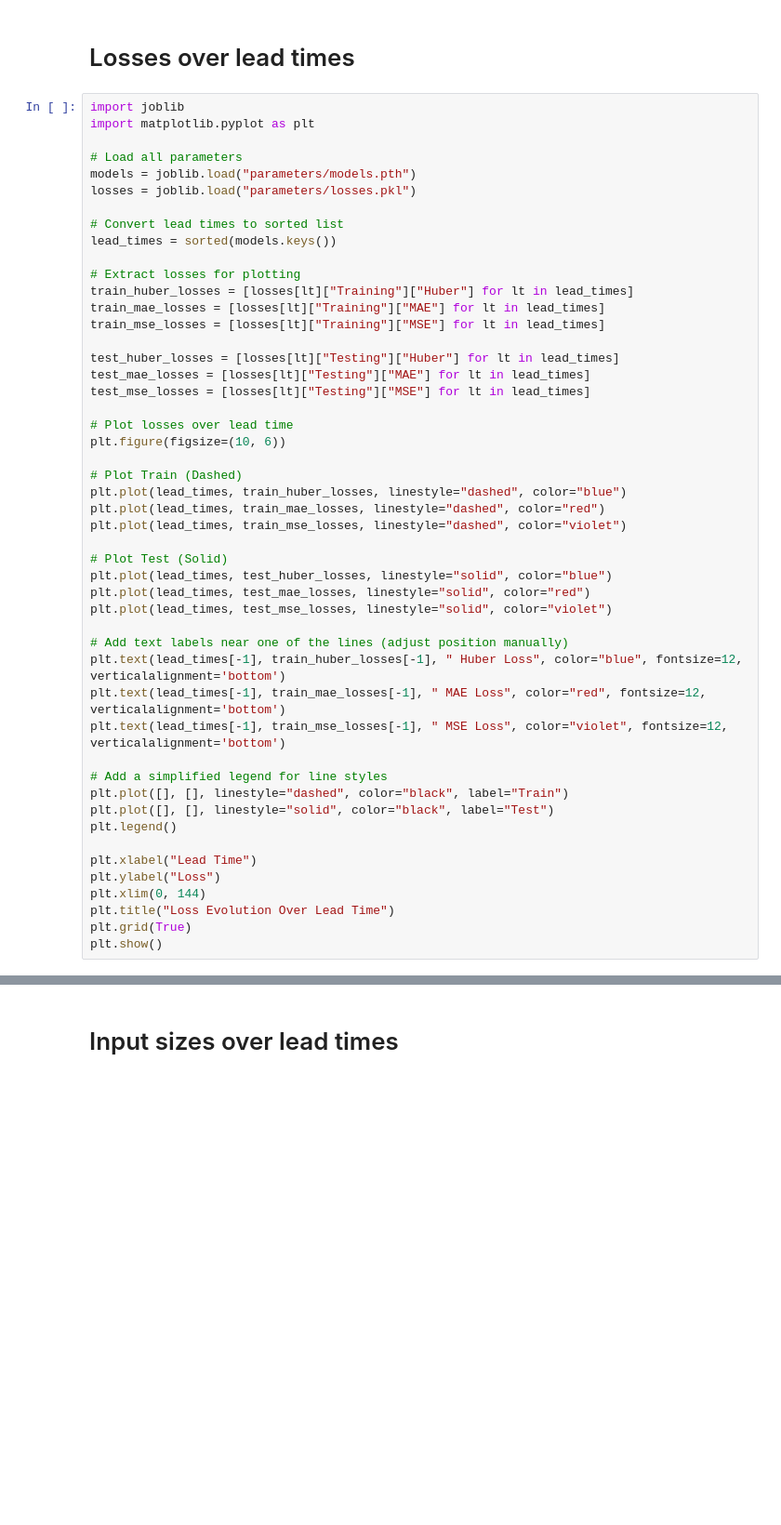
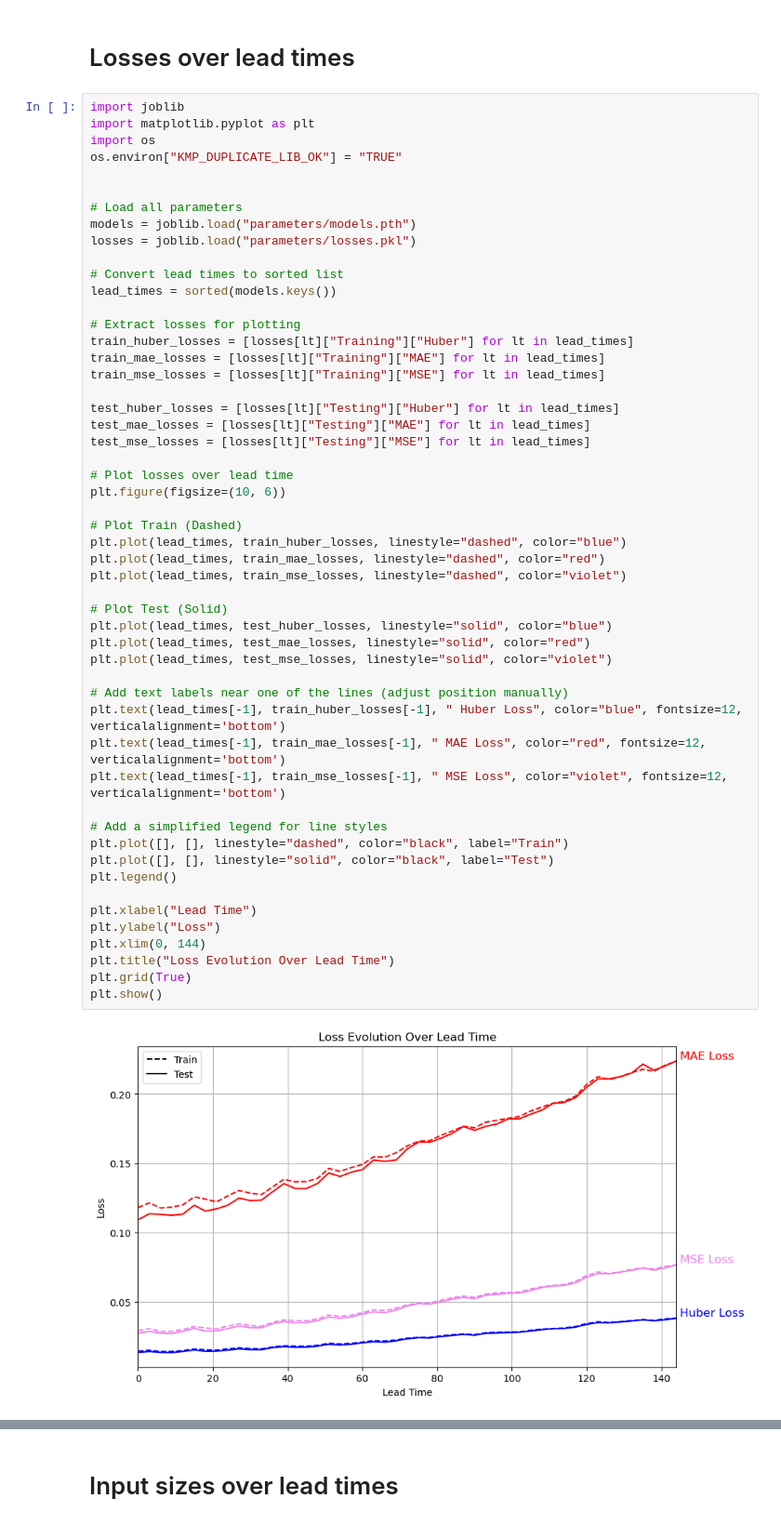
Before and after one commit to el-gif/Webapp, a Jupyter notebook: model3/Figures_model3.ipynb, the cells around one changed output, grey strips where cells are left out. Shown at 93% size. Drawn from its saved outputs; the diff is of its cells as text; blank space fills up the shorter version.

```diff
--- a/model3/Figures_model3.ipynb
+++ b/model3/Figures_model3.ipynb
@@ -3,6 +3,9 @@
 # %%
 import joblib
 import matplotlib.pyplot as plt
+import os
+os.environ["KMP_DUPLICATE_LIB_OK"] = "TRUE"
+
 
 # Load all parameters
 models = joblib.load("parameters/models.pth")
@@ -22,30 +25,32 @@ test_mse_losses = [losses[lt]["Testing"]["MSE"] for lt in lead_times]
 
 # Plot losses over lead time
 plt.figure(figsize=(10, 6))
 
 # Plot Train (Dashed)
 plt.plot(lead_times, train_huber_losses, linestyle="dashed", color="blue")
 plt.plot(lead_times, train_mae_losses, linestyle="dashed", color="red")
 plt.plot(lead_times, train_mse_losses, linestyle="dashed", color="violet")
 
 # Plot Test (Solid)
 plt.plot(lead_times, test_huber_losses, linestyle="solid", color="blue")
 plt.plot(lead_times, test_mae_losses, linestyle="solid", color="red")
 plt.plot(lead_times, test_mse_losses, linestyle="solid", color="violet")
 
 # Add text labels near one of the lines (adjust position manually)
 plt.text(lead_times[-1], train_huber_losses[-1], " Huber Loss", color="blue", fontsize=12, verticalalignment='bottom')
 plt.text(lead_times[-1], train_mae_losses[-1], " MAE Loss", color="red", fontsize=12, verticalalignment='bottom')
 plt.text(lead_times[-1], train_mse_losses[-1], " MSE Loss", color="violet", fontsize=12, verticalalignment='bottom')
 
 # Add a simplified legend for line styles
 plt.plot([], [], linestyle="dashed", color="black", label="Train")
 plt.plot([], [], linestyle="solid", color="black", label="Test")
 plt.legend()
 
 plt.xlabel("Lead Time")
 plt.ylabel("Loss")
 plt.xlim(0, 144)
 plt.title("Loss Evolution Over Lead Time")
 plt.grid(True)
 plt.show()
+# %% [output]
+[figure, added]
```
Also changed, not shown: parts of 2 cells of this notebook, 8 other files.
